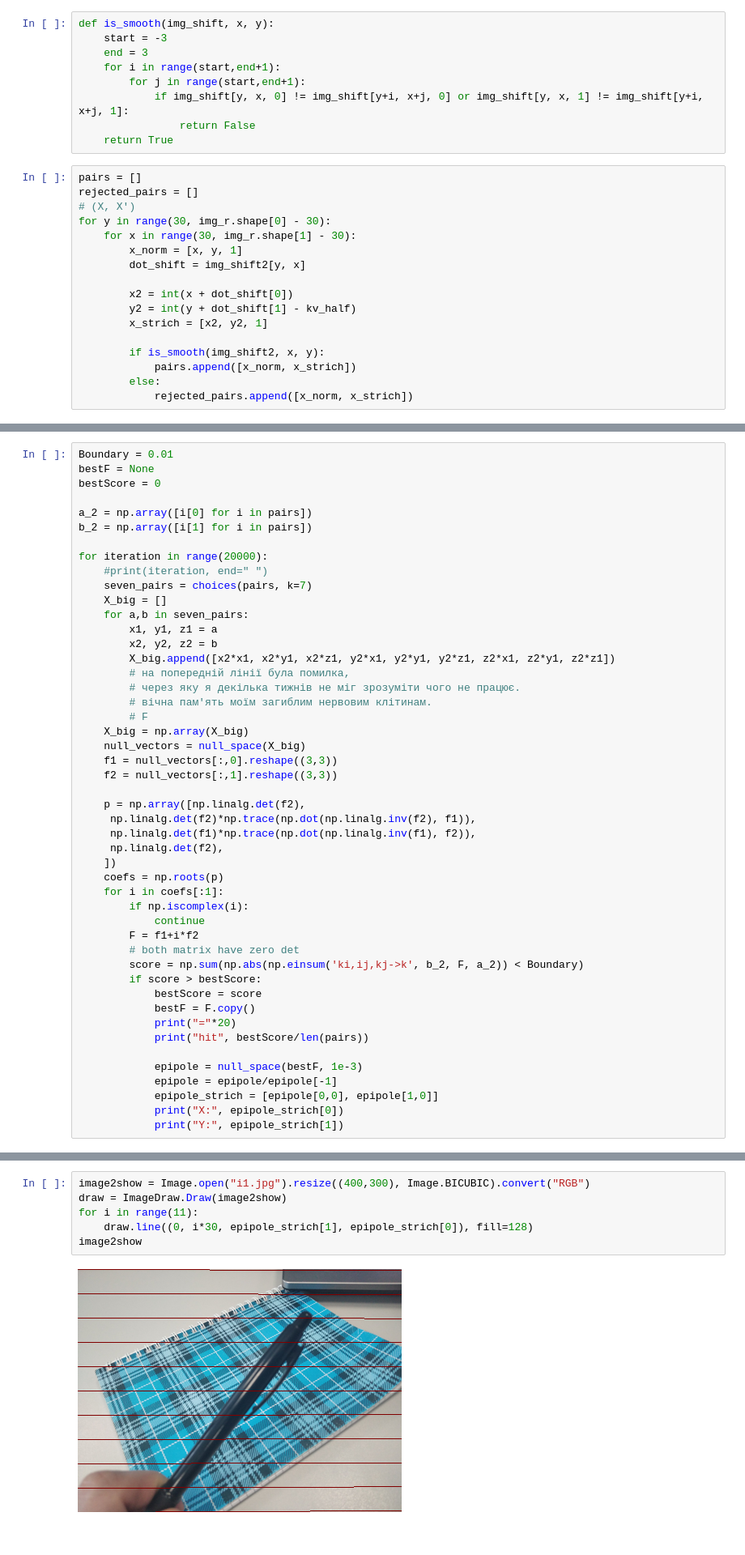
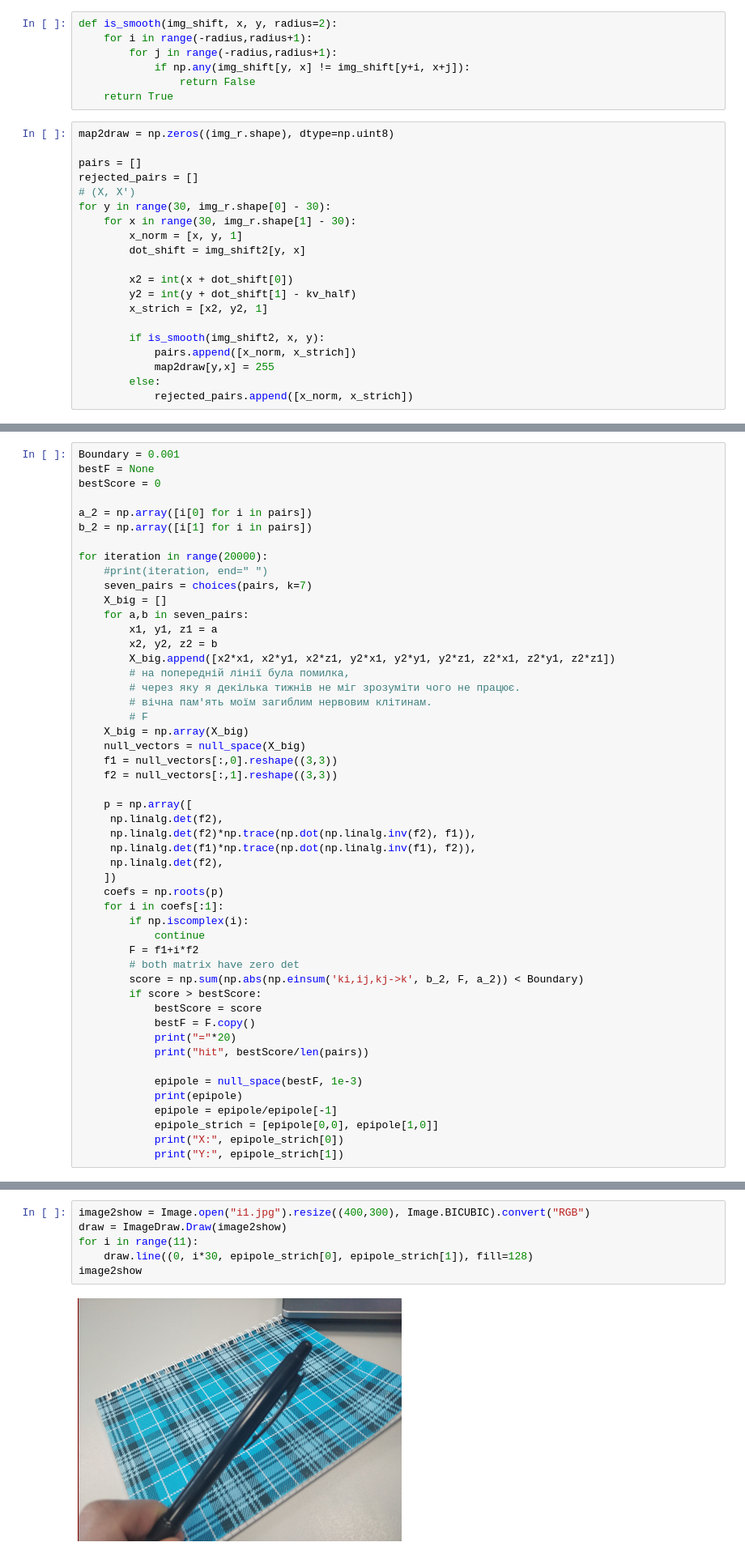
Before and after one commit to ArcaneStudent/stereolabs, a Jupyter notebook: lab2/lab2.ipynb, the cells around one changed output, grey strips where cells are left out. Shown at 81% size. Cells and saved outputs as stored; diff of their text form.

```diff
--- a/lab2/lab2.ipynb
+++ b/lab2/lab2.ipynb
@@ -43,15 +43,15 @@ https://staff.fnwi.uva.nl/l.dorst/hz/chap11_13.pdf
 from random import choices
 from scipy.linalg import null_space
 # %%
-def is_smooth(img_shift, x, y):
-    start = -3
-    end = 3
-    for i in range(start,end+1):
-        for j in range(start,end+1):
-            if img_shift[y, x, 0] != img_shift[y+i, x+j, 0] or img_shift[y, x, 1] != img_shift[y+i, x+j, 1]:
+def is_smooth(img_shift, x, y, radius=2):
+    for i in range(-radius,radius+1):
+        for j in range(-radius,radius+1):
+            if np.any(img_shift[y, x] != img_shift[y+i, x+j]):
                 return False
     return True
 # %%
+map2draw = np.zeros((img_r.shape), dtype=np.uint8)
+
 pairs = []
 rejected_pairs = []
 # (X, X')
@@ -66,5 +66,6 @@ for y in range(30, img_r.shape[0] - 30):
 
         if is_smooth(img_shift2, x, y):
             pairs.append([x_norm, x_strich])
+            map2draw[y,x] = 255
         else:
             rejected_pairs.append([x_norm, x_strich])
@@ -79,5 +84,5 @@ len(rejected_pairs)
 # %%
-Boundary = 0.01
+Boundary = 0.001
 bestF = None
 bestScore = 0
 
@@ -101,7 +106,8 @@ for iteration in range(20000):
     f1 = null_vectors[:,0].reshape((3,3))
     f2 = null_vectors[:,1].reshape((3,3))
 
-    p = np.array([np.linalg.det(f2),
+    p = np.array([
+     np.linalg.det(f2),
      np.linalg.det(f2)*np.trace(np.dot(np.linalg.inv(f2), f1)),
      np.linalg.det(f1)*np.trace(np.dot(np.linalg.inv(f1), f2)),
      np.linalg.det(f2),
@@ -120,6 +126,7 @@ for iteration in range(20000):
             print("hit", bestScore/len(pairs))
 
             epipole = null_space(bestF, 1e-3)
+            print(epipole)
             epipole = epipole/epipole[-1]
             epipole_strich = [epipole[0,0], epipole[1,0]]
             print("X:", epipole_strich[0])
@@ -206,11 +213,11 @@ from PIL import ImageDraw
 # %%
 image2show = Image.open("i1.jpg").resize((400,300), Image.BICUBIC).convert("RGB")
 draw = ImageDraw.Draw(image2show)
 for i in range(11):
-    draw.line((0, i*30, epipole_strich[1], epipole_strich[0]), fill=128)
+    draw.line((0, i*30, epipole_strich[0], epipole_strich[1]), fill=128)
 image2show
 # %% [output]
-[figure, old version]
+[figure, new version]
 # %% [markdown]
 ## Праве зображення
 # %%
```
Also changed, not shown: parts of 10 cells of this notebook.
